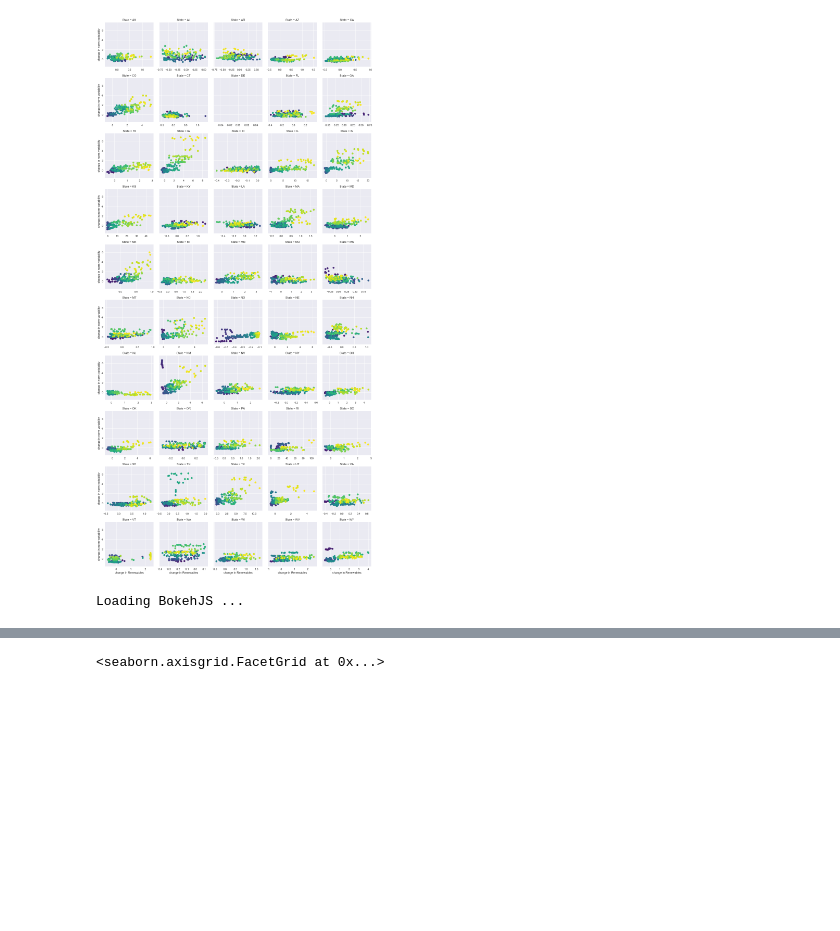
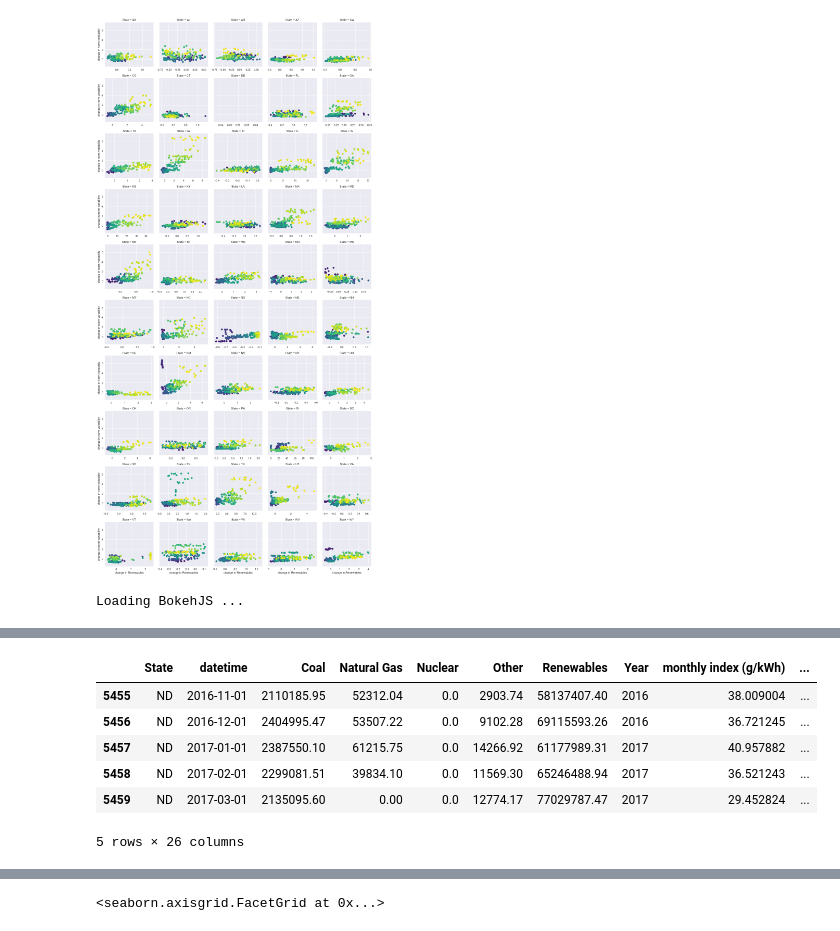
Before and after one commit to gschivley/carbon-index, a Jupyter notebook: State index & gen data.ipynb, the cells around one changed output, grey strips where cells are left out. Cells and saved outputs as stored; diff of their text form; code cells hidden in the pictures; blank space fills up the shorter version.

```diff
--- a/State index & gen data.ipynb
+++ b/State index & gen data.ipynb
@@ -161,0 +223,11 @@ Loading BokehJS ...
+# %%
+nd = gen_index.loc[gen_index['State'] == 'ND']
+nd.tail()
+# %% [output]
+|  | State | datetime | Coal | Natural Gas | Nuclear | Other | Renewables | Year | monthly index (g/kWh) | ... |
+| 5455 | ND | 2016-11-01 | 2110185.95 | 52312.04 | 0.0 | 2903.74 | 58137407.40 | 2016 | 38.009004 | ... |
+| 5456 | ND | 2016-12-01 | 2404995.47 | 53507.22 | 0.0 | 9102.28 | 69115593.26 | 2016 | 36.721245 | ... |
+| 5457 | ND | 2017-01-01 | 2387550.10 | 61215.75 | 0.0 | 14266.92 | 61177989.31 | 2017 | 40.957882 | ... |
+| 5458 | ND | 2017-02-01 | 2299081.51 | 39834.10 | 0.0 | 11569.30 | 65246488.94 | 2017 | 36.521243 | ... |
+| 5459 | ND | 2017-03-01 | 2135095.60 | 0.00 | 0.0 | 12774.17 | 77029787.47 | 2017 | 29.452824 | ... |
+5 rows × 26 columns
```
Also changed, not shown: parts of 5 cells of this notebook.
